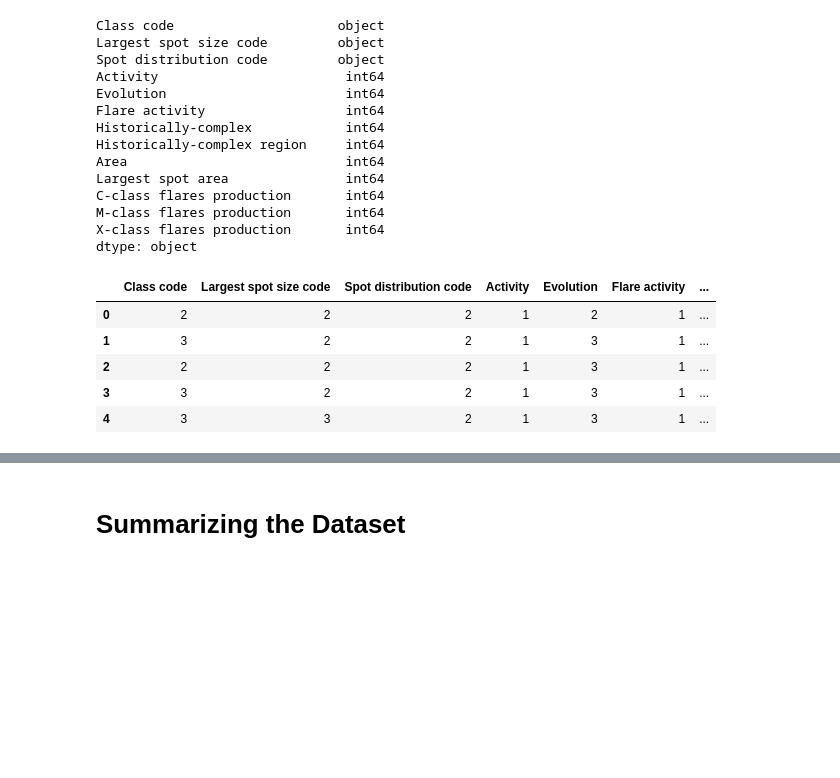
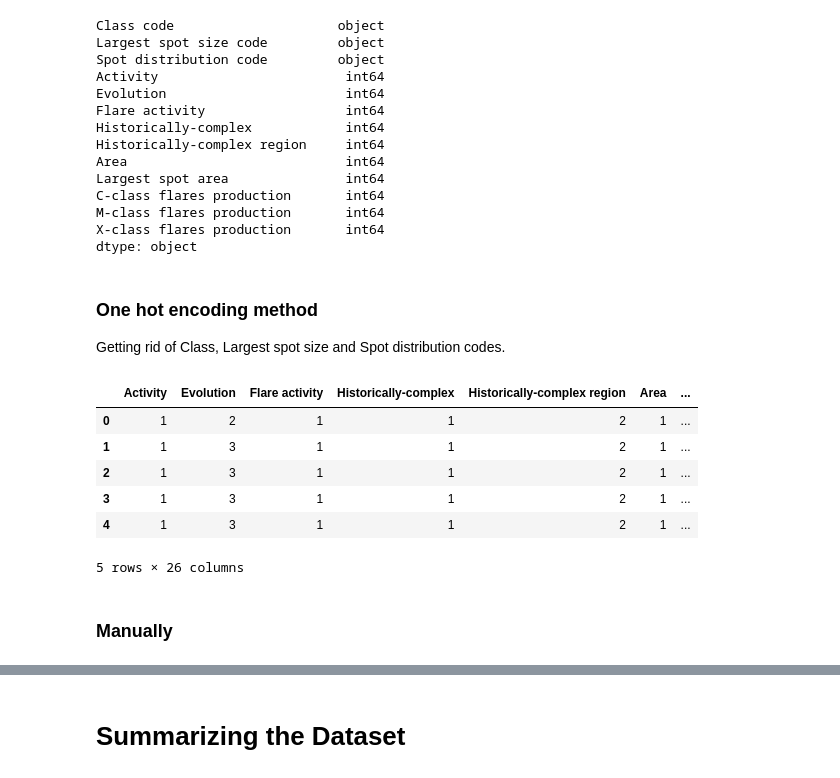
Before and after one commit to andynik/knu_labs, a Jupyter notebook: ml/solar_flare.ipynb, the cells around one changed output, grey strips where cells are left out. Drawn from its saved outputs; the diff is of its cells as text; code cells hidden in the pictures; blank space fills up the shorter version.

```diff
--- a/ml/solar_flare.ipynb
+++ b/ml/solar_flare.ipynb
@@ -156,19 +168,28 @@ C-class flares production       int64
 M-class flares production       int64
 X-class flares production       int64
 dtype: object
+# %% [markdown]
+### One hot encoding method
+Getting rid of Class, Largest spot size and Spot distribution codes.
+# %%
+dataset = pandas.get_dummies(dataset)
+dataset.head()
+# %% [output]
+|  | Activity | Evolution | Flare activity | Historically-complex | Historically-complex region | Area | ... |
+| 0 | 1 | 2 | 1 | 1 | 2 | 1 | ... |
+| 1 | 1 | 3 | 1 | 1 | 2 | 1 | ... |
+| 2 | 1 | 3 | 1 | 1 | 2 | 1 | ... |
+| 3 | 1 | 3 | 1 | 1 | 2 | 1 | ... |
+| 4 | 1 | 3 | 1 | 1 | 2 | 1 | ... |
+5 rows × 26 columns
+# %% [markdown]
+### Manually
 # %%
-codes = {"Class code":             {"A": 0, "B": 1, "C": 2, "D": 3, "E": 4, "F": 5, "G": 6, "H": 7},
-         "Largest spot size code": {"X": 0, "R": 1, "S": 2, "A": 3, "H": 4, "K": 5},
-         "Spot distribution code": {"X": 0, "I": 1, "O": 2, "C": 3}}
-dataset.replace(codes, inplace=True)
-dataset.head()
+# codes = {"Class code":             {"A": 0, "B": 1, "C": 2, "D": 3, "E": 4, "F": 5, "G": 6, "H": 7},
+#          "Largest spot size code": {"X": 0, "R": 1, "S": 2, "A": 3, "H": 4, "K": 5},
+#          "Spot distribution code": {"X": 0, "I": 1, "O": 2, "C": 3}}
+# dataset.replace(codes, inplace=True)
+# dataset.head()
-# %% [output]
-|  | Class code | Largest spot size code | Spot distribution code | Activity | Evolution | Flare activity | ... |
-| 0 | 2 | 2 | 2 | 1 | 2 | 1 | ... |
-| 1 | 3 | 2 | 2 | 1 | 3 | 1 | ... |
-| 2 | 2 | 2 | 2 | 1 | 3 | 1 | ... |
-| 3 | 3 | 2 | 2 | 1 | 3 | 1 | ... |
-| 4 | 3 | 3 | 2 | 1 | 3 | 1 | ... |
 # %%
 dataset.dtypes
 # %% [output]
```
Also changed, not shown: parts of 29 cells of this notebook.
